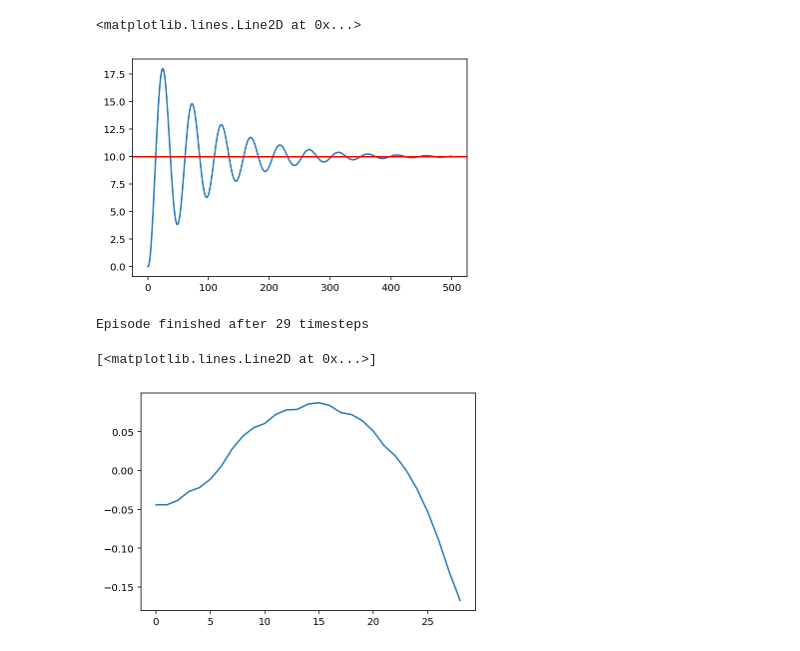
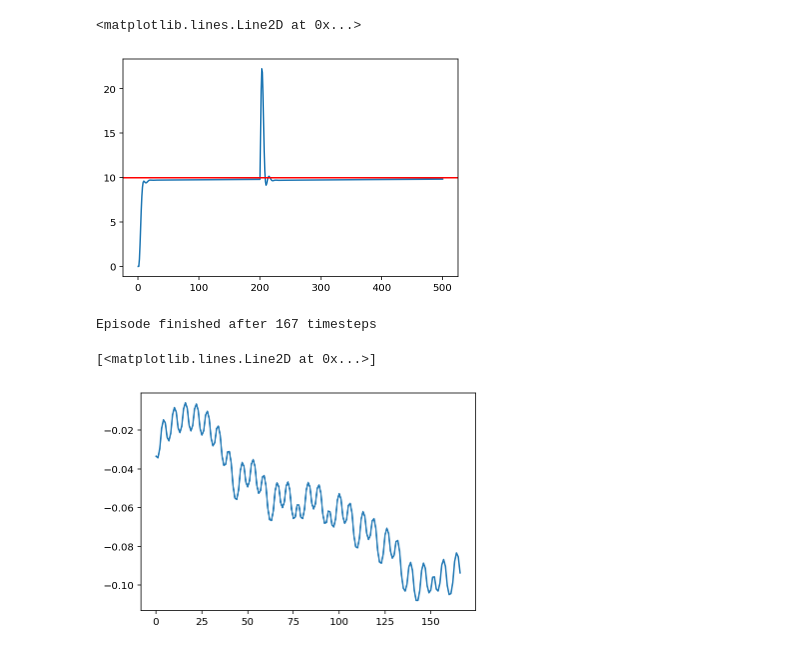
Before and after one commit to piti118/PID-class, a Jupyter notebook: PID.ipynb, the cells around one changed output. Drawn from its saved outputs; the diff is of its cells as text; code cells hidden in the pictures.

```diff
--- a/PID.ipynb
+++ b/PID.ipynb
@@ -7,33 +7,33 @@ from matplotlib import pyplot as plt
 # %%
 env = drone.DroneEnv(gravity=-2)
 observations = []
 actions = []
 obs = env.reset()
 last_error = None
 integral = 0
 for i in range(500):
     observations.append(obs)
     error = env.goal - obs # how far you are from the goal
     integral += error
     diff = error - last_error if last_error is not None else 0
-    kp = 1
-    ki = 0.1
-    kd = 8.
+    kp = 5
+    ki = 0.01
+    kd = 25.
     action = kp*error + kd*diff + ki*integral
     actions.append(action)
     last_error = error
-#     if i == 200:
-#         env.v = 5
+    if i == 200:
+        env.v = 5
     env.render()
 
     obs, _, _, _ = env.step(action)
 observations.append(obs)
 env.close()
 plt.plot(observations)
 plt.axhline(env.goal, color='red')
 # %% [output]
 <matplotlib.lines.Line2D at 0x...>
-[figure, old version]
+[figure, new version]
 # %%
 import gym
 env = gym.make('CartPole-v0').env
@@ -47,10 +47,14 @@ for t in range(500):
     action = env.action_space.sample()
     #print(observation)
     angle = observation[2]
-    error = angle - 0.02
+    error = angle - 0
     integral += error
     diff = 0 if last_error is None else error - last_error
-    action = env.action_space.sample()
+    kp=0.1
+    ki=0
+    kd=15
+    action = kp*error + kd*diff + ki*integral
+    action = int((action/abs(action) + 1)/2) # 0 left 1 right
     angles.append(angle)
     last_error = error
     #print(angle)
@@ -62,6 +66,6 @@ for t in range(500):
 env.close()
 plt.plot(angles)
 # %% [output]
-Episode finished after 29 timesteps
+Episode finished after 167 timesteps
 [<matplotlib.lines.Line2D at 0x...>]
-[figure, old version]
+[figure, new version]
```
